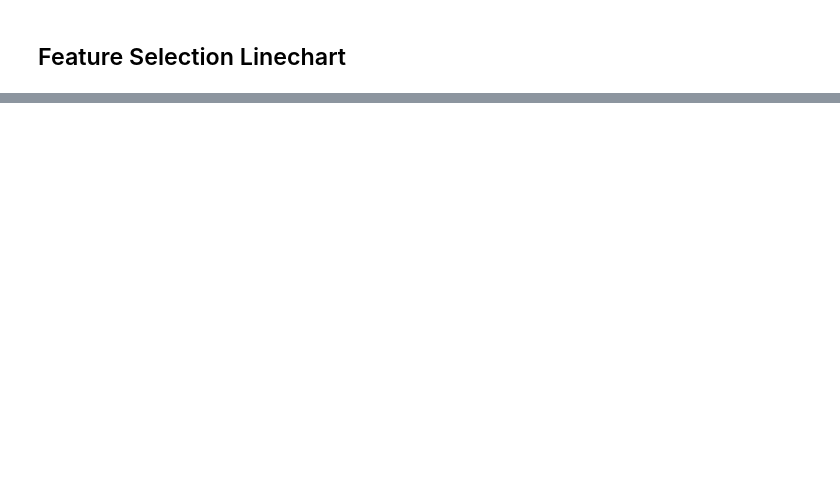
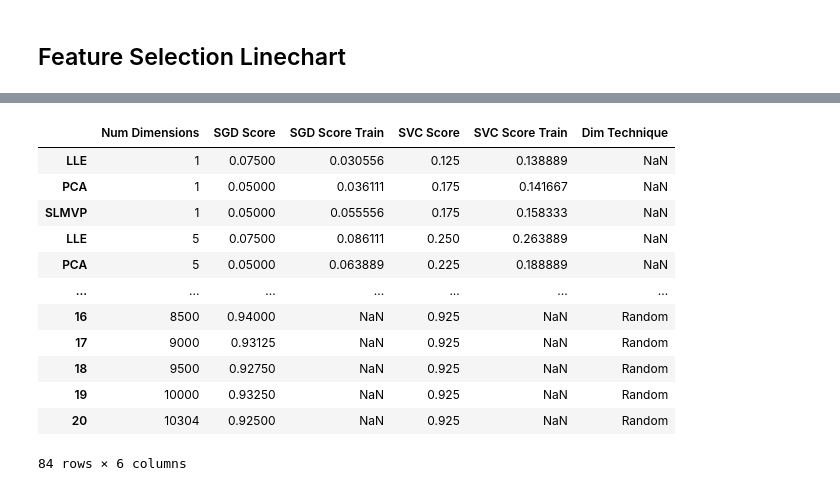
Before and after one commit to miguelangel43/xai-dimensionality-reduction-paper, a Jupyter notebook: notebooks/02.4-orl_feature_selection.ipynb, the cells around one changed output, grey strips where cells are left out. Drawn from its saved outputs; the diff is of its cells as text; code cells hidden in the pictures; blank space fills up the shorter version.

```diff
--- a/notebooks/02.4-orl_feature_selection.ipynb
+++ b/notebooks/02.4-orl_feature_selection.ipynb
@@ -121,0 +123,16 @@ plt.show()
+# %%
+scores_df
+# %% [output]
+|  | Num Dimensions | SGD Score | SGD Score Train | SVC Score | SVC Score Train | Dim Technique |
+| LLE | 1 | 0.07500 | 0.030556 | 0.125 | 0.138889 | NaN |
+| PCA | 1 | 0.05000 | 0.036111 | 0.175 | 0.141667 | NaN |
+| SLMVP | 1 | 0.05000 | 0.055556 | 0.175 | 0.158333 | NaN |
+| LLE | 5 | 0.07500 | 0.086111 | 0.250 | 0.263889 | NaN |
+| PCA | 5 | 0.05000 | 0.063889 | 0.225 | 0.188889 | NaN |
+| ... | ... | ... | ... | ... | ... | ... |
+| 16 | 8500 | 0.94000 | NaN | 0.925 | NaN | Random |
+| 17 | 9000 | 0.93125 | NaN | 0.925 | NaN | Random |
+| 18 | 9500 | 0.92750 | NaN | 0.925 | NaN | Random |
+| 19 | 10000 | 0.93250 | NaN | 0.925 | NaN | Random |
+| 20 | 10304 | 0.92500 | NaN | 0.925 | NaN | Random |
+84 rows × 6 columns
```
Also changed, not shown: parts of 6 cells of this notebook, 1 other file.
